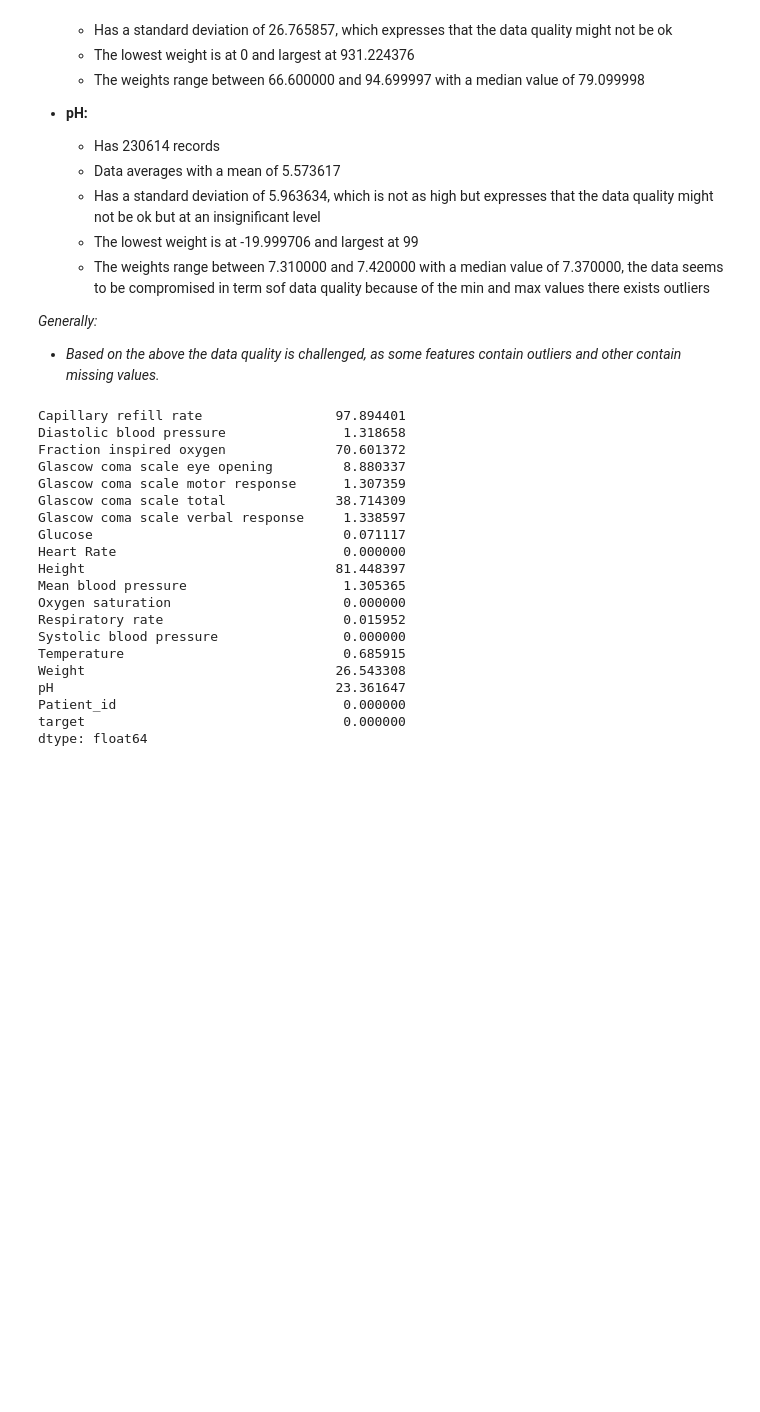
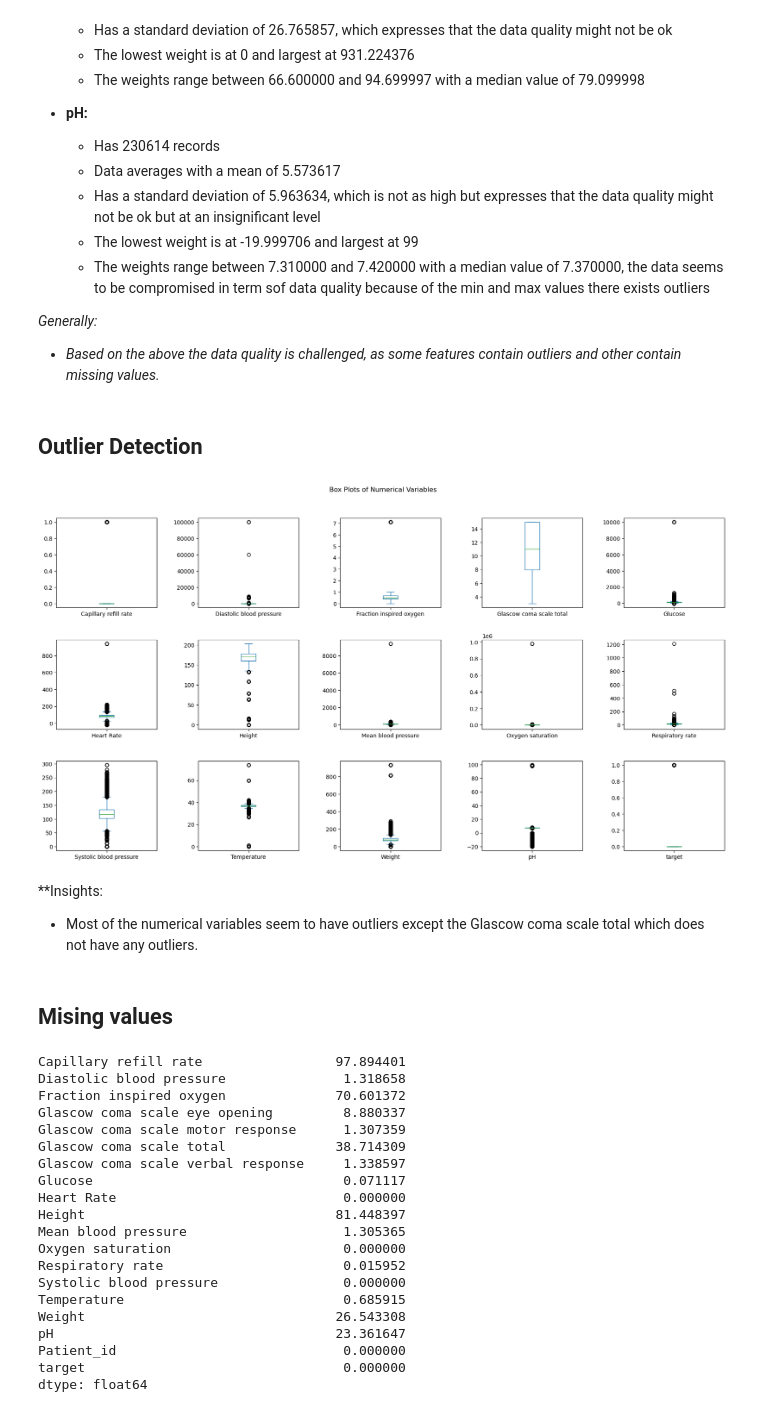
Before and after one commit to Lorraine254/AppliedMachineLearning, a Jupyter notebook: Assignment 2/Data_preprocessing_148454.ipynb, the cells around one changed output. Saved outputs shown, nothing was run; the diff lists cells and outputs as text; code cells hidden in the pictures; blank space fills up the shorter version.

```diff
--- a/Assignment 2/Data_preprocessing_148454.ipynb
+++ b/Assignment 2/Data_preprocessing_148454.ipynb
@@ -213,6 +217,28 @@ df.describe()
 
 *Generally:*
 - *Based on the above the data quality is challenged, as some features contain outliers and other contain missing values.*
+# %% [markdown]
+## Outlier Detection
+# %%
+# Boxplots
+
+# Select only numerical columns (float64 and int64)
+numerical_columns = df.select_dtypes(include=['float64', 'int64'])
+
+# Plot boxplots for each numerical variable
+numerical_columns.plot(kind='box', subplots=True, layout=(3, 5), figsize=(18, 10), title='Box Plots of Numerical Variables')
+
+plt.suptitle('Box Plots of Numerical Variables')  # Adding a super title for the entire figure
+plt.tight_layout(pad=3.0)  # Adjusts the layout to make sure labels and titles fit well
+plt.show()
+# %% [output]
+[figure, added]
+# %% [markdown]
+**Insights:
+
+-  Most of the numerical variables seem to have outliers except the Glascow coma scale total which does not have any outliers.
+# %% [markdown]
+## Mising values
 # %%
 # checking the percentage of missing values
 missing_percentage = df.isnull().mean() * 100
```
Also changed, not shown: parts of 30 cells of this notebook, 6 other files.
